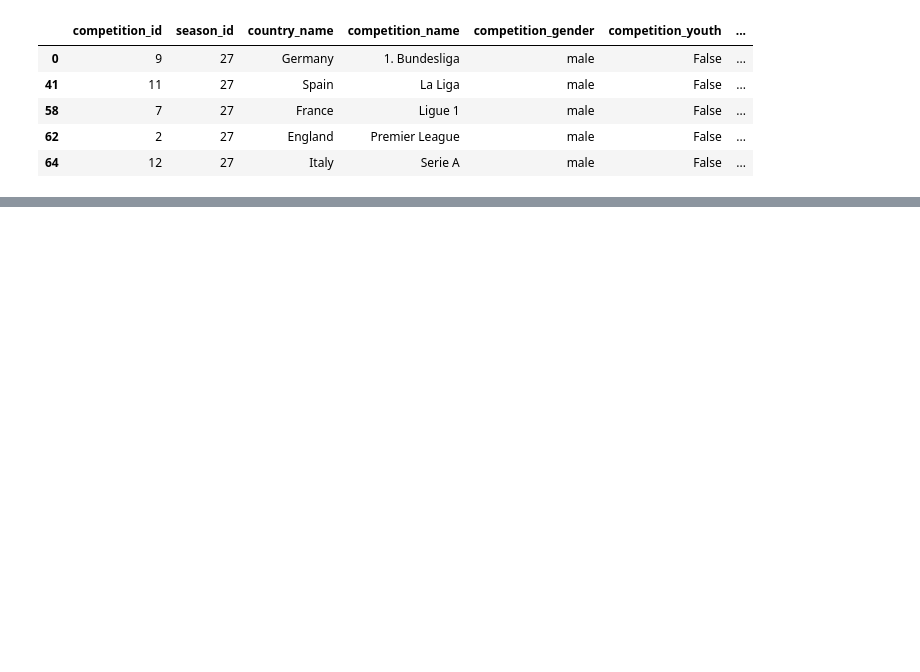
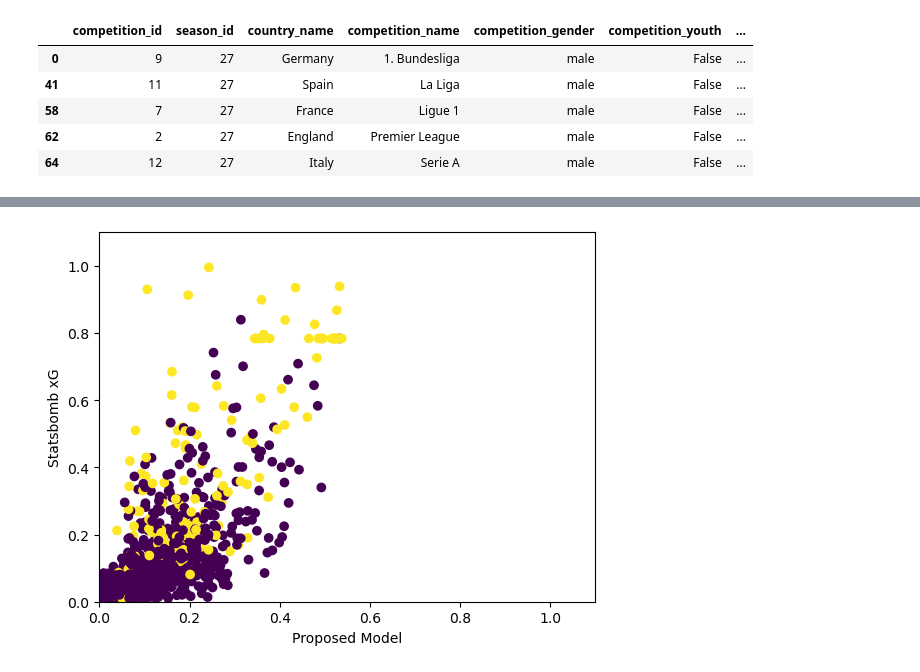
Before and after one commit to SenOhen/xg-analysis, a Jupyter notebook: xg_analysis.ipynb, the cells around one changed output, grey strips where cells are left out. Saved outputs shown, nothing was run; the diff lists cells and outputs as text; code cells hidden in the pictures; blank space fills up the shorter version.

Commit message:
added comparative plot

```diff
--- a/xg_analysis.ipynb
+++ b/xg_analysis.ipynb
@@ -109,9 +186,9 @@ train_test_split(cap_x_df, y_df,
 # %%
 target_attr = 'shot_outcome'
 # %%
-numerical_attrs = ['distance']
+numerical_attrs = ['distance', 'minute']
 # %%
-nominal_attrs = ['shot_technique', 'shot_type', 'shot_body_part']
+nominal_attrs = ['shot_technique', 'shot_type', 'shot_body_part', 'position']
 # %%
 numerical_transformer = Pipeline(
         steps=[("imputer", SimpleImputer()),
@@ -193 +261,7 @@ Training set Statsbomb total xG: 21.929878123800002
 # %%
+def plot_comparison(model1, model1_name, model2, model2_name, outcome):
+    plt.scatter(model1, model2,c=outcome)
+    plt.xlabel(model1_name)
+    plt.ylabel(model2_name)
+    plt.xlim(0,1.1)
+    plt.ylim(0,1.1)
@@ -231,4 +298,8 @@ print("Statsbomb total xG:", sum(test_cap_x_df['shot_statsbomb_xg']))
 # %%
-# events = sb.events(match_id=3754078)
+SBModel = test_cap_x_df['shot_statsbomb_xg']
+proposed_model = test_predictions[:,1]
+shot_outcome = test_y_df[target_attr]
 # %%
-# type(events)
+plot_comparison(proposed_model, "Proposed Model", SBModel, 'Statsbomb xG', shot_outcome)
+# %% [output]
+[figure, added]
```
Also changed, not shown: parts of 41 cells of this notebook.
